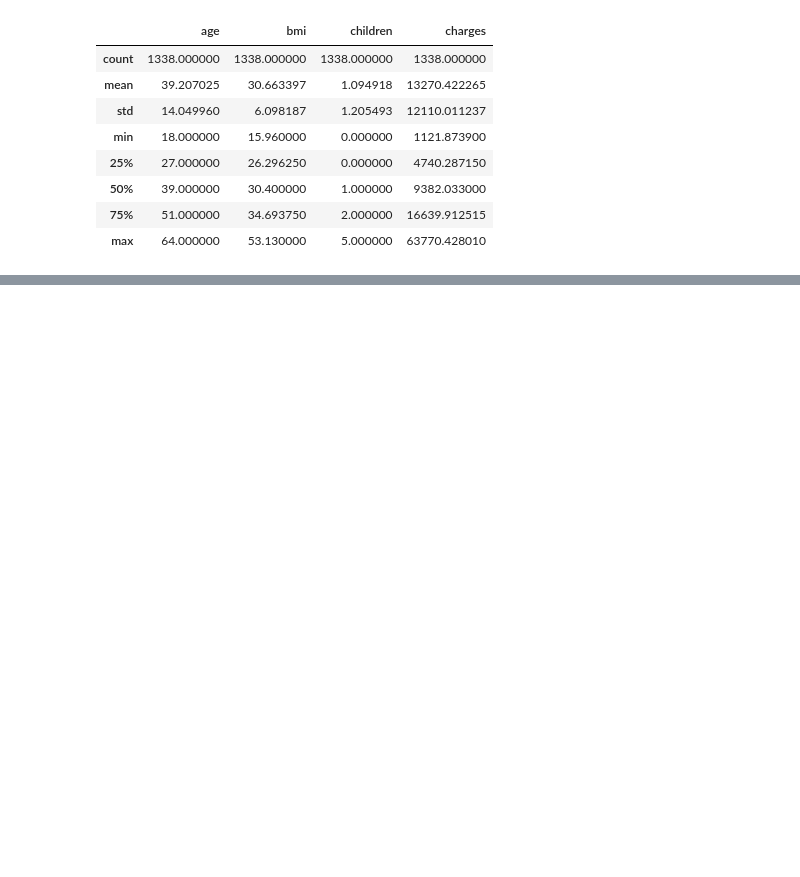
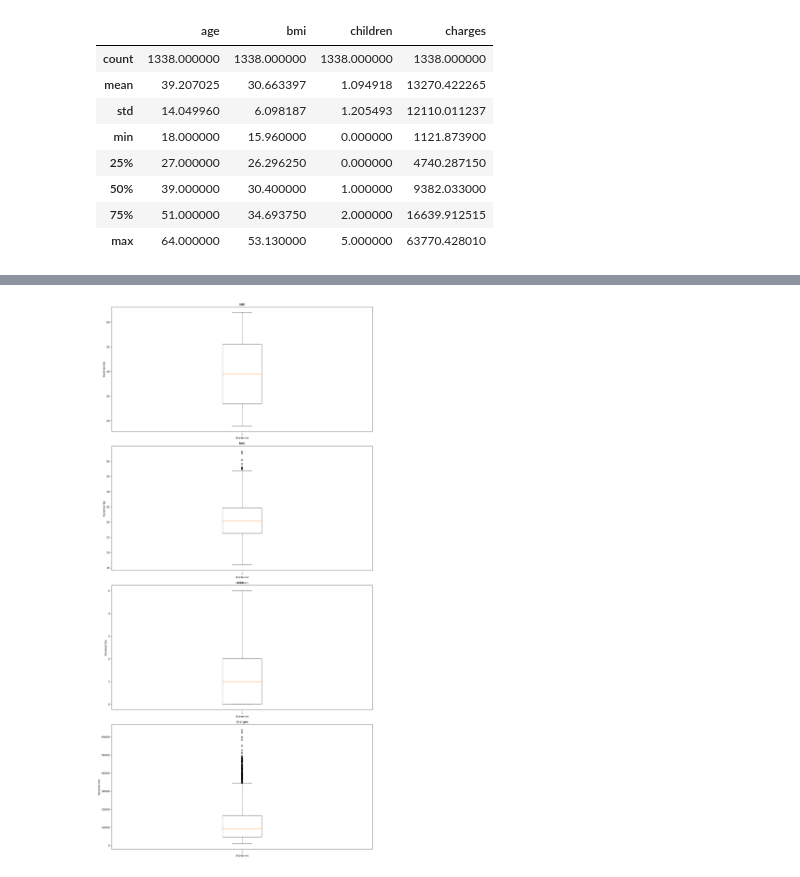
Before and after one commit to cxrsedhappy/BDA-and-tools, a Jupyter notebook: visualization/meds.ipynb, the cells around one changed output, grey strips where cells are left out. Saved outputs shown, nothing was run; the diff lists cells and outputs as text; code cells hidden in the pictures; blank space fills up the shorter version.

```diff
--- a/visualization/meds.ipynb
+++ b/visualization/meds.ipynb
@@ -100,0 +97,13 @@ plt.show()
+# %%
+fig, axs = plt.subplots(len(numerical_columns), 1, figsize=(15, 30))
+
+for i, column in enumerate(numerical_columns):
+    axs[i].boxplot(df[column])
+    axs[i].set_title(column)
+    axs[i].set_xlabel('Значение')
+    axs[i].set_ylabel('Количество')
+
+plt.tight_layout()
+plt.show()
+# %% [output]
+[figure, added]
```
Also changed, not shown: parts of 4 cells of this notebook.
